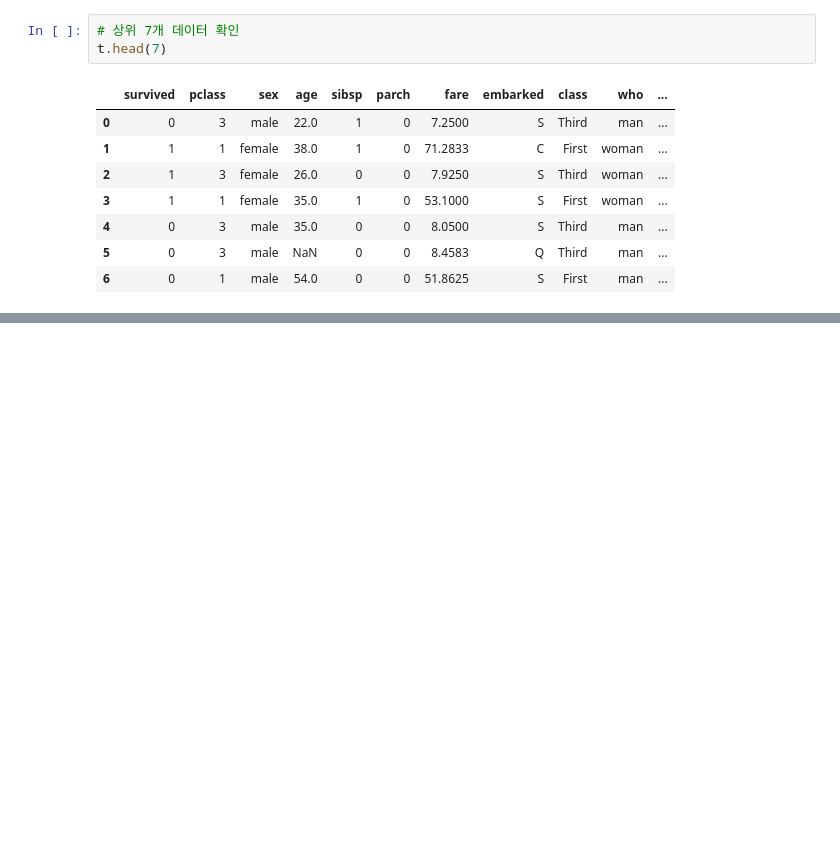
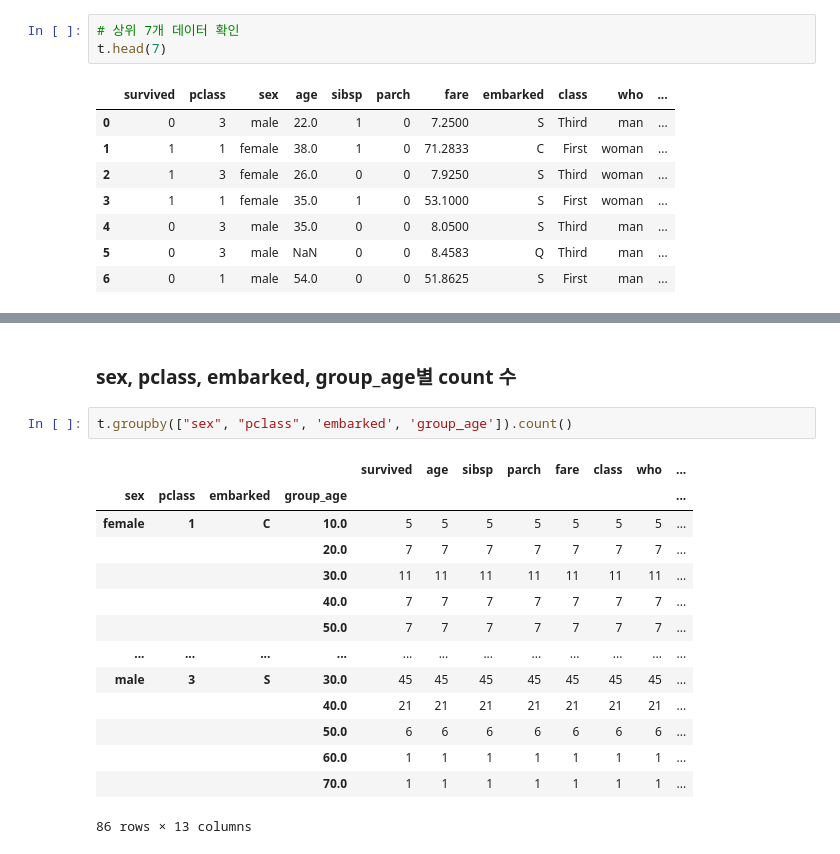
Before and after one commit to city1616/LikeLion_AI_SCHOOL_13th, a Jupyter notebook: 02. 웹과 Github 기본/06_python_library/02_pandas/02_Titanic_pandas.ipynb, the cells around one changed output, grey strips where cells are left out. Drawn from its saved outputs; the diff is of its cells as text; blank space fills up the shorter version.

```diff
--- a/02. 웹과 Github 기본/06_python_library/02_pandas/02_Titanic_pandas.ipynb
+++ b/02. 웹과 Github 기본/06_python_library/02_pandas/02_Titanic_pandas.ipynb
@@ -175,0 +382,19 @@ t.head(7)
+# %% [markdown]
+### sex, pclass, embarked, group_age별 count 수
+# %%
+t.groupby(["sex", "pclass", 'embarked', 'group_age']).count()
+# %% [output]
+|  |  |  |  | survived | age | sibsp | parch | fare | class | who | ... |
+| sex | pclass | embarked | group_age |  |  |  |  |  |  |  | ... |
+| female | 1 | C | 10.0 | 5 | 5 | 5 | 5 | 5 | 5 | 5 | ... |
+|  |  |  | 20.0 | 7 | 7 | 7 | 7 | 7 | 7 | 7 | ... |
+|  |  |  | 30.0 | 11 | 11 | 11 | 11 | 11 | 11 | 11 | ... |
+|  |  |  | 40.0 | 7 | 7 | 7 | 7 | 7 | 7 | 7 | ... |
+|  |  |  | 50.0 | 7 | 7 | 7 | 7 | 7 | 7 | 7 | ... |
+| ... | ... | ... | ... | ... | ... | ... | ... | ... | ... | ... | ... |
+| male | 3 | S | 30.0 | 45 | 45 | 45 | 45 | 45 | 45 | 45 | ... |
+|  |  |  | 40.0 | 21 | 21 | 21 | 21 | 21 | 21 | 21 | ... |
+|  |  |  | 50.0 | 6 | 6 | 6 | 6 | 6 | 6 | 6 | ... |
+|  |  |  | 60.0 | 1 | 1 | 1 | 1 | 1 | 1 | 1 | ... |
+|  |  |  | 70.0 | 1 | 1 | 1 | 1 | 1 | 1 | 1 | ... |
+86 rows × 13 columns
```
Also changed, not shown: parts of 21 cells of this notebook.
